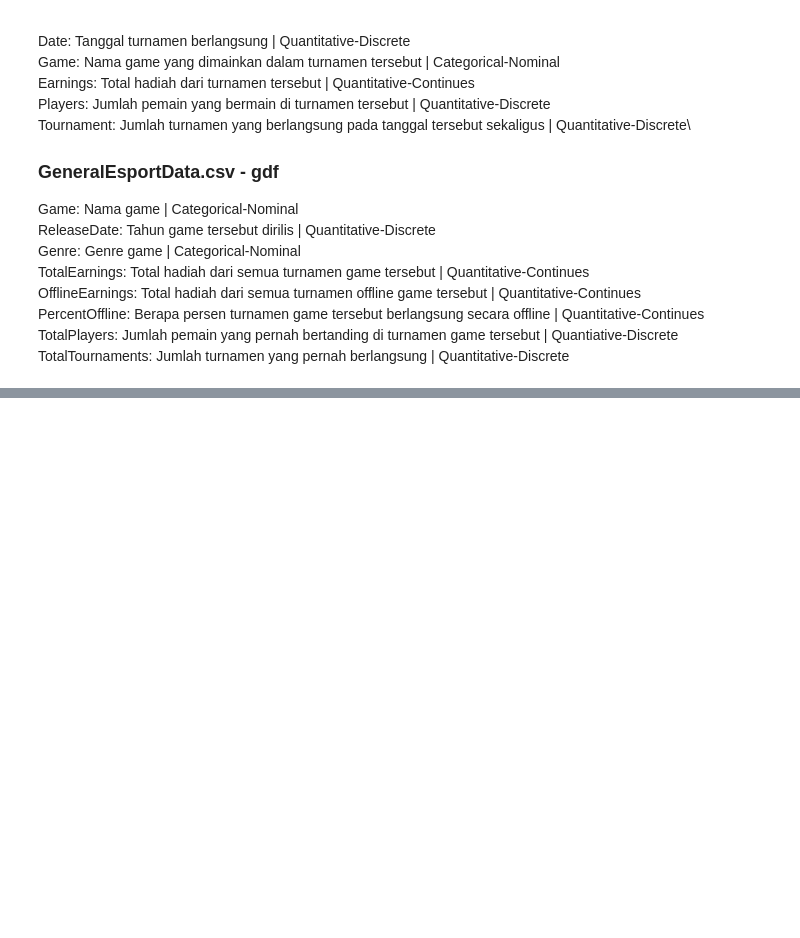
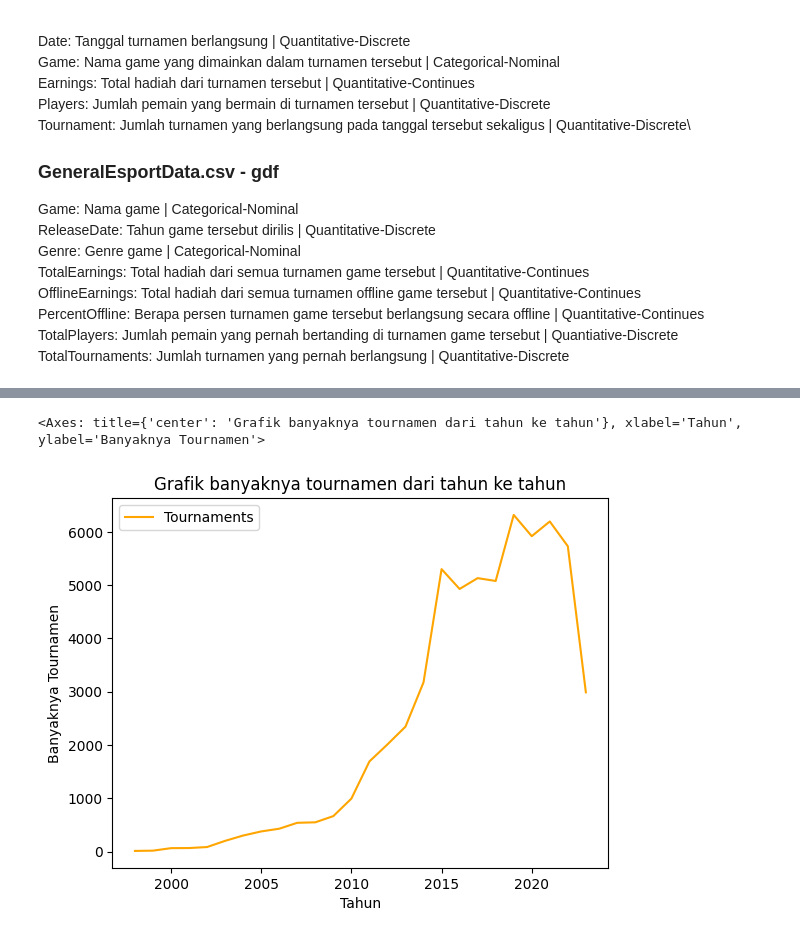
Before and after one commit to VicoSilalahi/Tubes-KU1102-K19-2, a Jupyter notebook: Tubes-2/main.ipynb, the cells around one changed output, grey strips where cells are left out. Saved outputs shown, nothing was run; the diff lists cells and outputs as text; code cells hidden in the pictures; blank space fills up the shorter version.

```diff
--- a/Tubes-2/main.ipynb
+++ b/Tubes-2/main.ipynb
@@ -86,0 +360,10 @@ hdf_g.head()
+# %%
+hdf_g['Date'] = pd.to_datetime(hdf_g['Date'])
+
+# Extract the year from the 'Date' column
+hdf_g['Year'] = hdf_g['Date'].dt.year
+
+df2 = hdf_g.groupby(["Year"])["Tournaments"].size()
+
+grouped_data = hdf_g.groupby('Year')['Tournaments'].sum().reset_index()
+print(hdf_g)
@@ -86,0 +388,5 @@ hdf_g.head()
+# %%
+grouped_data.plot(kind="line", color="orange",x="Year", y="Tournaments", xlabel="Tahun", ylabel="Banyaknya Tournamen" ,title="Grafik banyaknya tournamen dari tahun ke tahun")
+# %% [output]
+<Axes: title={'center': 'Grafik banyaknya tournamen dari tahun ke tahun'}, xlabel='Tahun', ylabel='Banyaknya Tournamen'>
+[figure, added]
```
Also changed, not shown: parts of 47 cells of this notebook, 3 other files.
